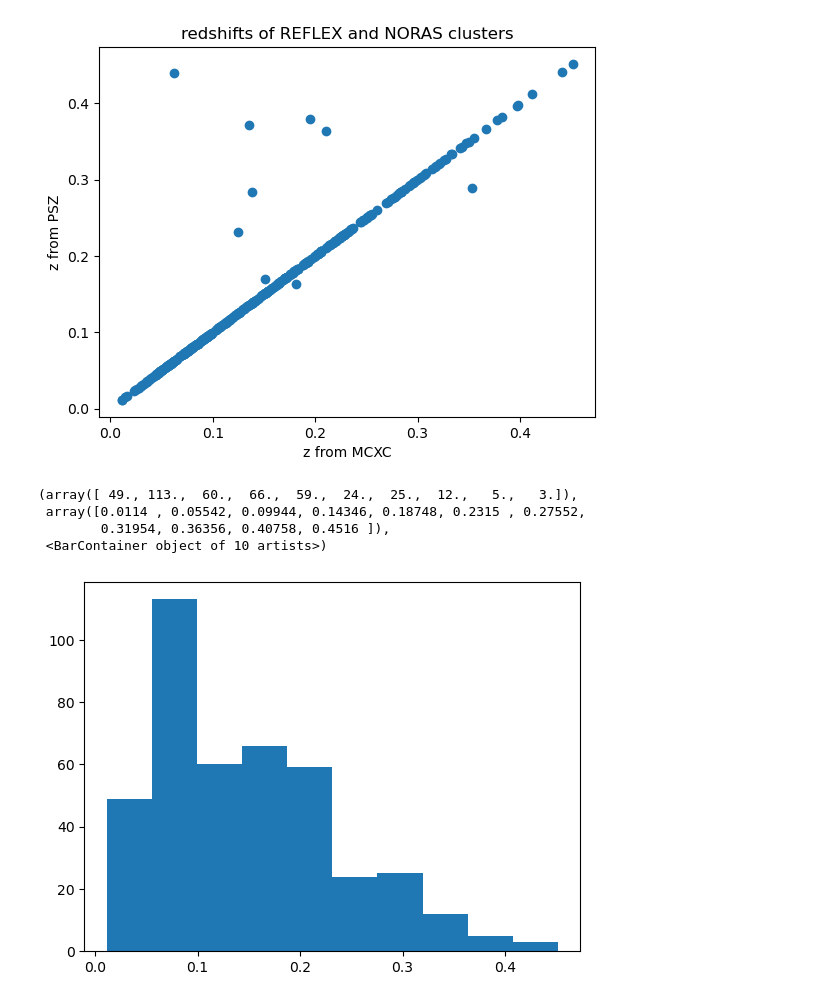
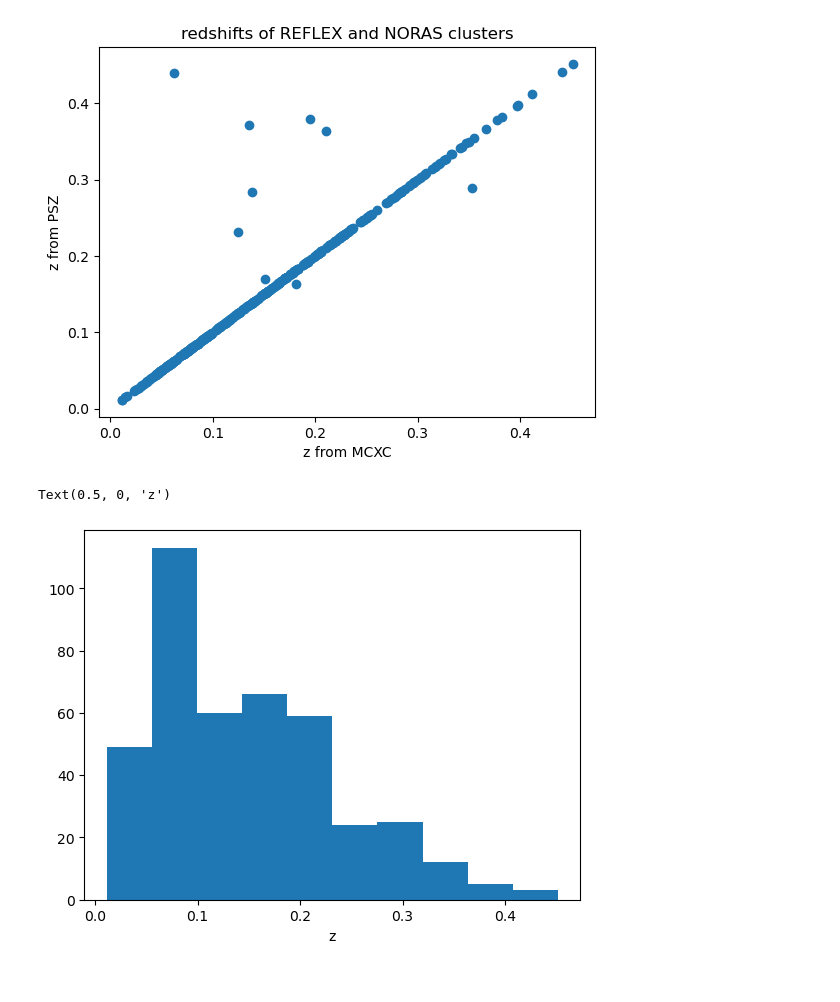
Before and after one commit to eleanorstuart/thermo-idm, a Jupyter notebook: planck_sz_dataset.ipynb, the cells around one changed output. Drawn from its saved outputs; the diff is of its cells as text; code cells hidden in the pictures.

```diff
--- a/planck_sz_dataset.ipynb
+++ b/planck_sz_dataset.ipynb
@@ -198,9 +229,7 @@ Text(0.5, 1.0, 'redshifts of REFLEX and NORAS clusters')
 [figure]
 # %%
 plt.hist(combo_subset['z_x'], bins=10)
+plt.xlabel('z')
 # %% [output]
-(array([ 49., 113.,  60.,  66.,  59.,  24.,  25.,  12.,   5.,   3.]),
- array([0.0114 , 0.05542, 0.09944, 0.14346, 0.18748, 0.2315 , 0.27552,
-        0.31954, 0.36356, 0.40758, 0.4516 ]),
- <BarContainer object of 10 artists>)
+Text(0.5, 0, 'z')
-[figure, old version]
+[figure, new version]
```
Also changed, not shown: parts of 7 cells of this notebook, 5 other files.
